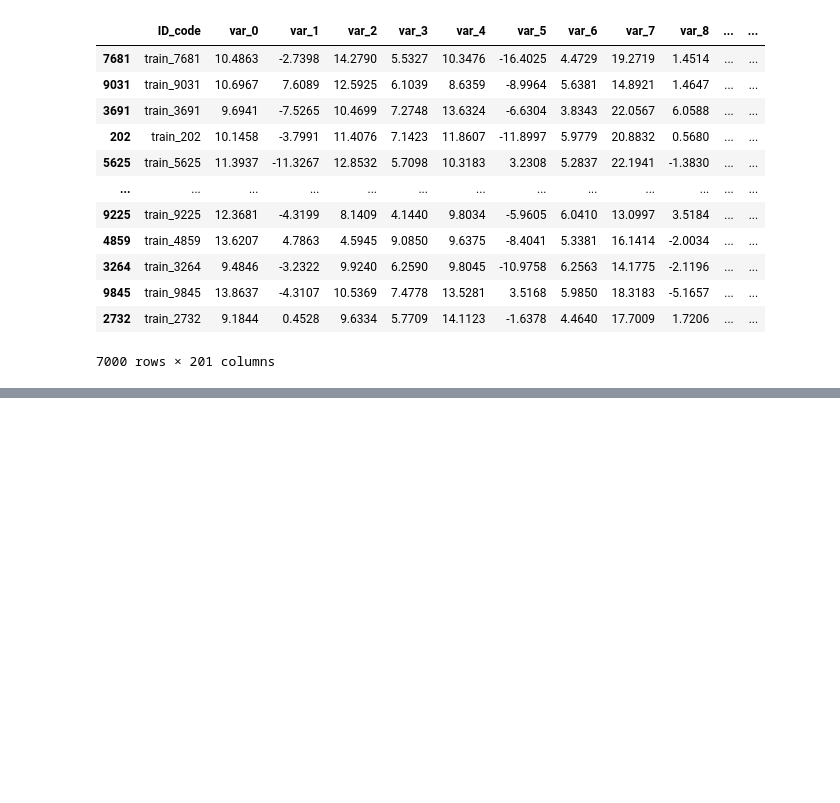
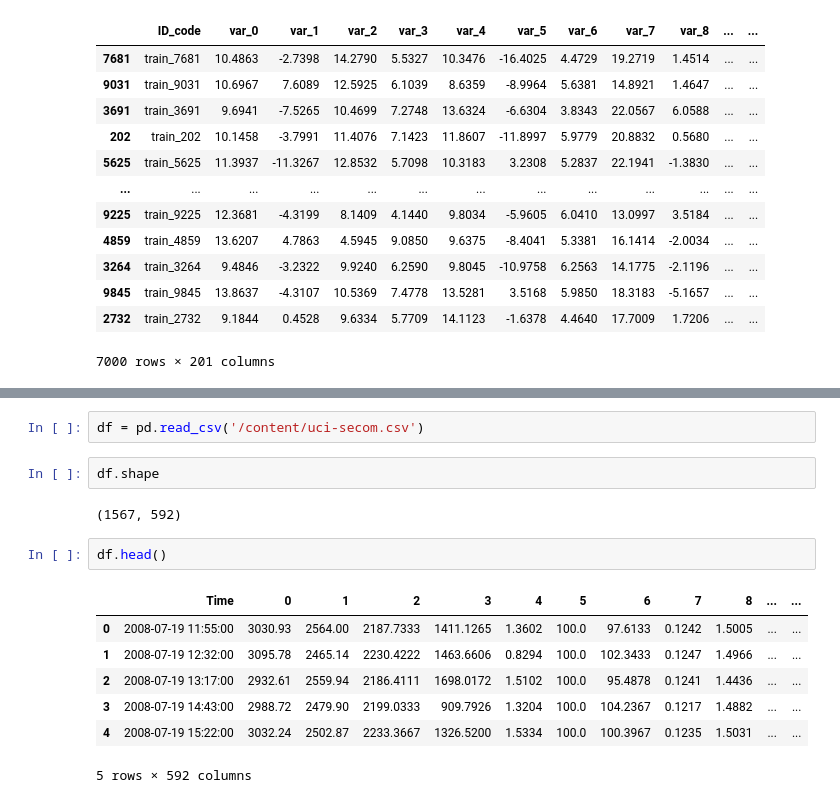
Before and after one commit to gbiamgaurav/Feature-Selection, a Jupyter notebook: Feature_Selection_with_Correlation.ipynb, the cells around one changed output, grey strips where cells are left out. Drawn from its saved outputs; the diff is of its cells as text; blank space fills up the shorter version.

```diff
--- a/Feature_Selection_with_Correlation.ipynb
+++ b/Feature_Selection_with_Correlation.ipynb
@@ -206,0 +234,16 @@ X_train.drop(corr_features,axis=1)
+# %%
+df = pd.read_csv('/content/uci-secom.csv')
+# %%
+df.shape
+# %% [output]
+(1567, 592)
+# %%
+df.head()
+# %% [output]
+|  | Time | 0 | 1 | 2 | 3 | 4 | 5 | 6 | 7 | 8 | ... | ... |
+| 0 | 2008-07-19 11:55:00 | 3030.93 | 2564.00 | 2187.7333 | 1411.1265 | 1.3602 | 100.0 | 97.6133 | 0.1242 | 1.5005 | ... | ... |
+| 1 | 2008-07-19 12:32:00 | 3095.78 | 2465.14 | 2230.4222 | 1463.6606 | 0.8294 | 100.0 | 102.3433 | 0.1247 | 1.4966 | ... | ... |
+| 2 | 2008-07-19 13:17:00 | 2932.61 | 2559.94 | 2186.4111 | 1698.0172 | 1.5102 | 100.0 | 95.4878 | 0.1241 | 1.4436 | ... | ... |
+| 3 | 2008-07-19 14:43:00 | 2988.72 | 2479.90 | 2199.0333 | 909.7926 | 1.3204 | 100.0 | 104.2367 | 0.1217 | 1.4882 | ... | ... |
+| 4 | 2008-07-19 15:22:00 | 3032.24 | 2502.87 | 2233.3667 | 1326.5200 | 1.5334 | 100.0 | 100.3967 | 0.1235 | 1.5031 | ... | ... |
+5 rows × 592 columns
```
Also changed, not shown: parts of 25 cells of this notebook.
